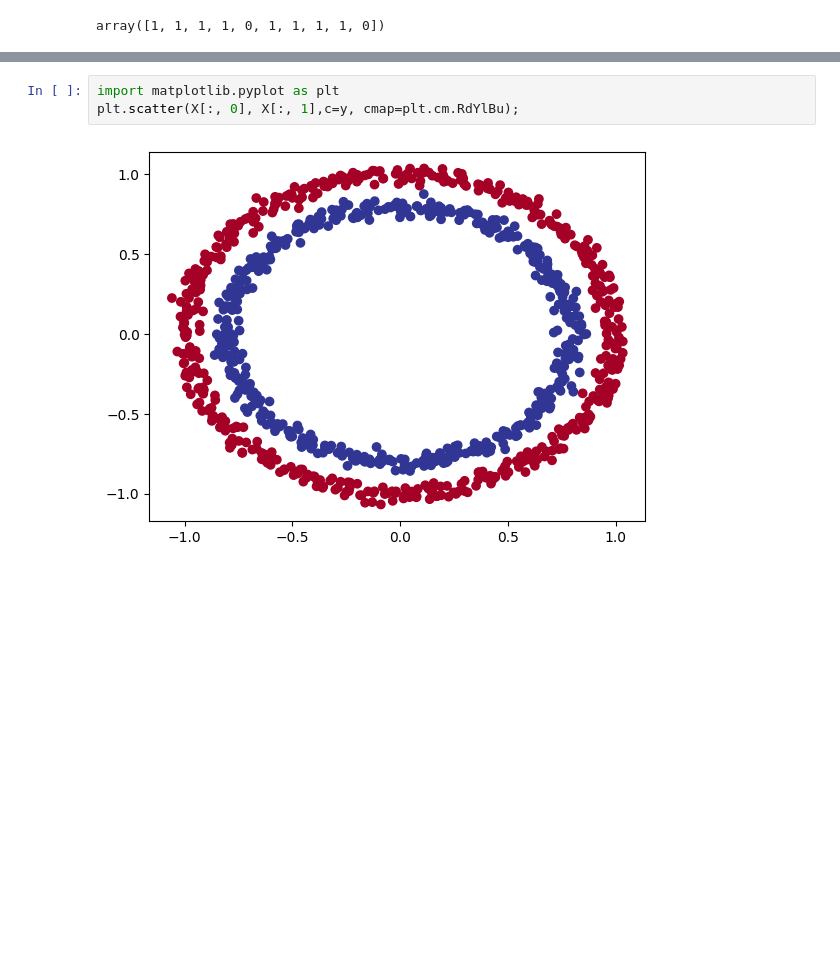
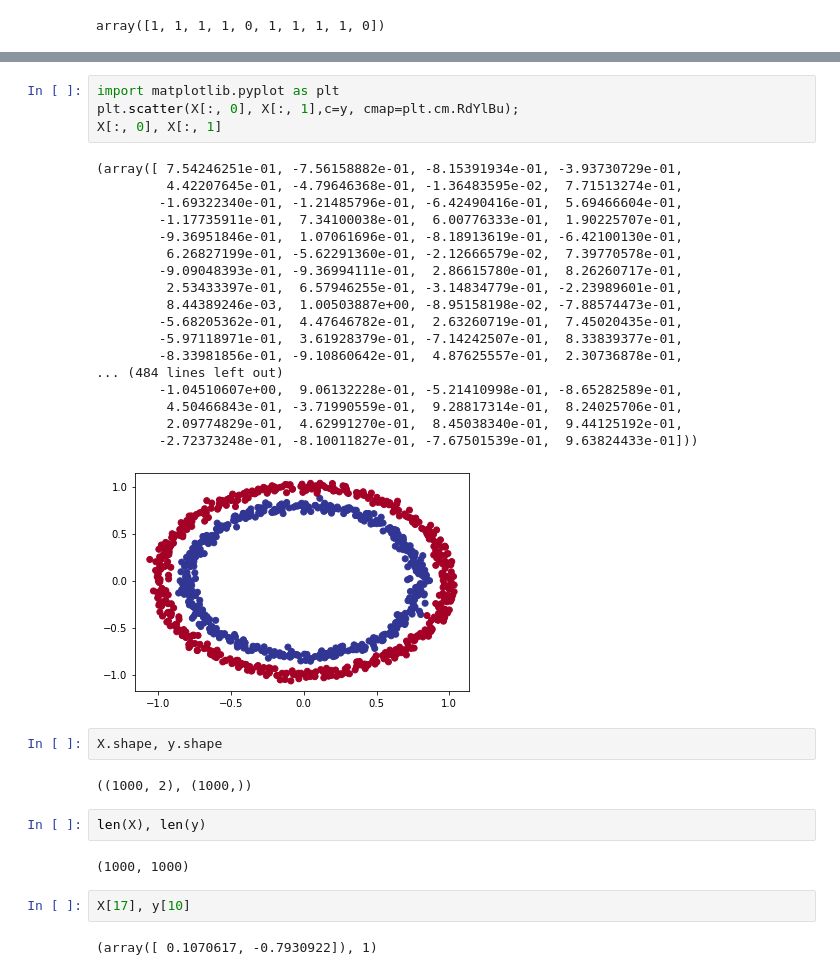
Before and after one commit to SunilDJPro/TensorFlow2, a Jupyter notebook: tensorflow/classification/NN_Classification.ipynb, the cells around one changed output, grey strips where cells are left out. Saved outputs shown, nothing was run; the diff lists cells and outputs as text; blank space fills up the shorter version.

```diff
--- a/tensorflow/classification/NN_Classification.ipynb
+++ b/tensorflow/classification/NN_Classification.ipynb
@@ -102,5 +92,35 @@ please provide us feedback at https://github.com/pandas-dev/pandas/issues/54466
 # %%
 import matplotlib.pyplot as plt
 plt.scatter(X[:, 0], X[:, 1],c=y, cmap=plt.cm.RdYlBu);
+X[:, 0], X[:, 1]
 # %% [output]
+(array([ 7.54246251e-01, -7.56158882e-01, -8.15391934e-01, -3.93730729e-01,
+         4.42207645e-01, -4.79646368e-01, -1.36483595e-02,  7.71513274e-01,
+        -1.69322340e-01, -1.21485796e-01, -6.42490416e-01,  5.69466604e-01,
+        -1.17735911e-01,  7.34100038e-01,  6.00776333e-01,  1.90225707e-01,
+        -9.36951846e-01,  1.07061696e-01, -8.18913619e-01, -6.42100130e-01,
+         6.26827199e-01, -5.62291360e-01, -2.12666579e-02,  7.39770578e-01,
+        -9.09048393e-01, -9.36994111e-01,  2.86615780e-01,  8.26260717e-01,
+         2.53433397e-01,  6.57946255e-01, -3.14834779e-01, -2.23989601e-01,
+         8.44389246e-03,  1.00503887e+00, -8.95158198e-02, -7.88574473e-01,
+        -5.68205362e-01,  4.47646782e-01,  2.63260719e-01,  7.45020435e-01,
+        -5.97118971e-01,  3.61928379e-01, -7.14242507e-01,  8.33839377e-01,
+        -8.33981856e-01, -9.10860642e-01,  4.87625557e-01,  2.30736878e-01,
+... (484 lines left out)
+        -1.04510607e+00,  9.06132228e-01, -5.21410998e-01, -8.65282589e-01,
+         4.50466843e-01, -3.71990559e-01,  9.28817314e-01,  8.24025706e-01,
+         2.09774829e-01,  4.62991270e-01,  8.45038340e-01,  9.44125192e-01,
+        -2.72373248e-01, -8.10011827e-01, -7.67501539e-01,  9.63824433e-01]))
-[figure, old version]
+[figure, new version]
+# %%
+X.shape, y.shape
+# %% [output]
+((1000, 2), (1000,))
+# %%
+len(X), len(y)
+# %% [output]
+(1000, 1000)
+# %%
+X[17], y[10]
+# %% [output]
+(array([ 0.1070617, -0.7930922]), 1)
```
Also changed, not shown: parts of 50 cells of this notebook.
